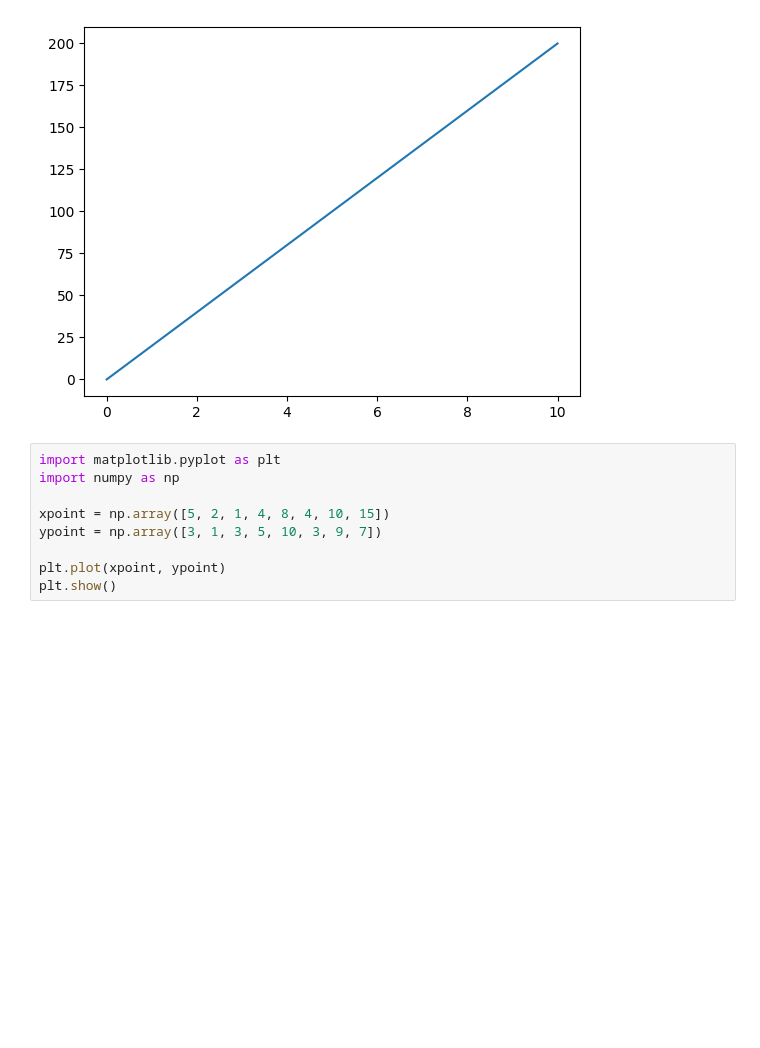
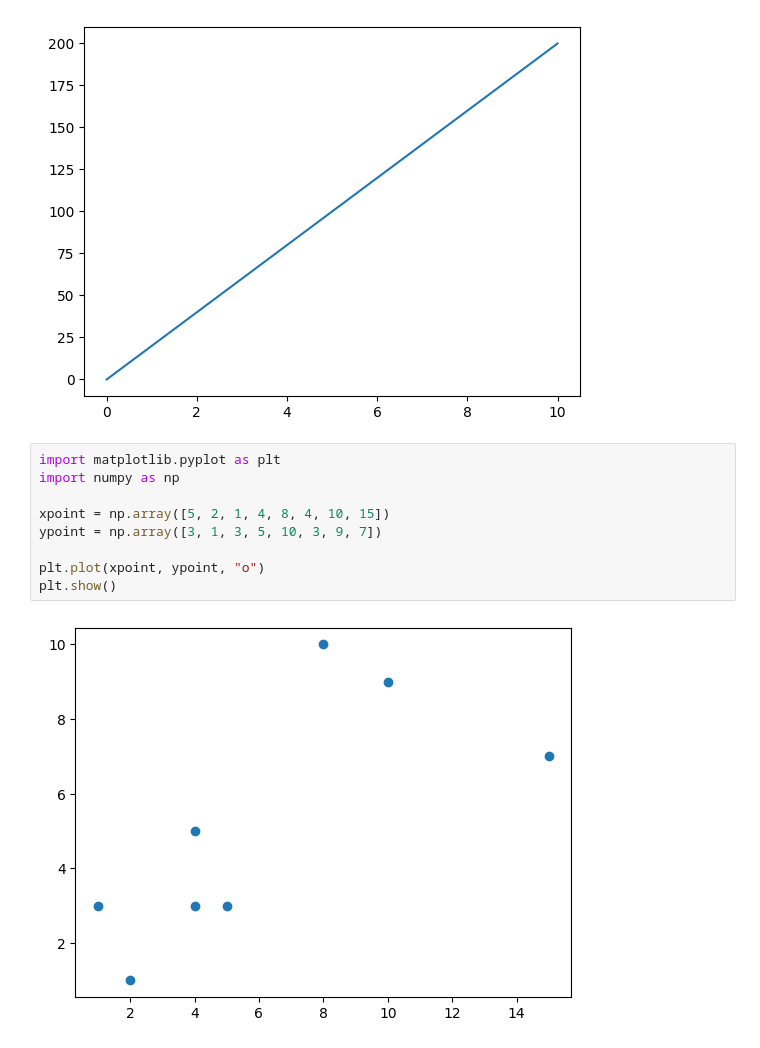
Before and after one commit to mrrpablo/pandas, a Jupyter notebook: Mathplotlib.ipynb, the cells around one changed output. Cells and saved outputs as stored; diff of their text form; blank space fills up the shorter version.

```diff
--- a/Mathplotlib.ipynb
+++ b/Mathplotlib.ipynb
@@ -12,9 +12,11 @@ plt.show()
 # %%
 import matplotlib.pyplot as plt
 import numpy as np
 
 xpoint = np.array([5, 2, 1, 4, 8, 4, 10, 15])
 ypoint = np.array([3, 1, 3, 5, 10, 3, 9, 7])
 
-plt.plot(xpoint, ypoint)
+plt.plot(xpoint, ypoint, "o")
 plt.show()
+# %% [output]
+[figure, added]
```
Also changed, not shown: parts of 1 cell of this notebook.
